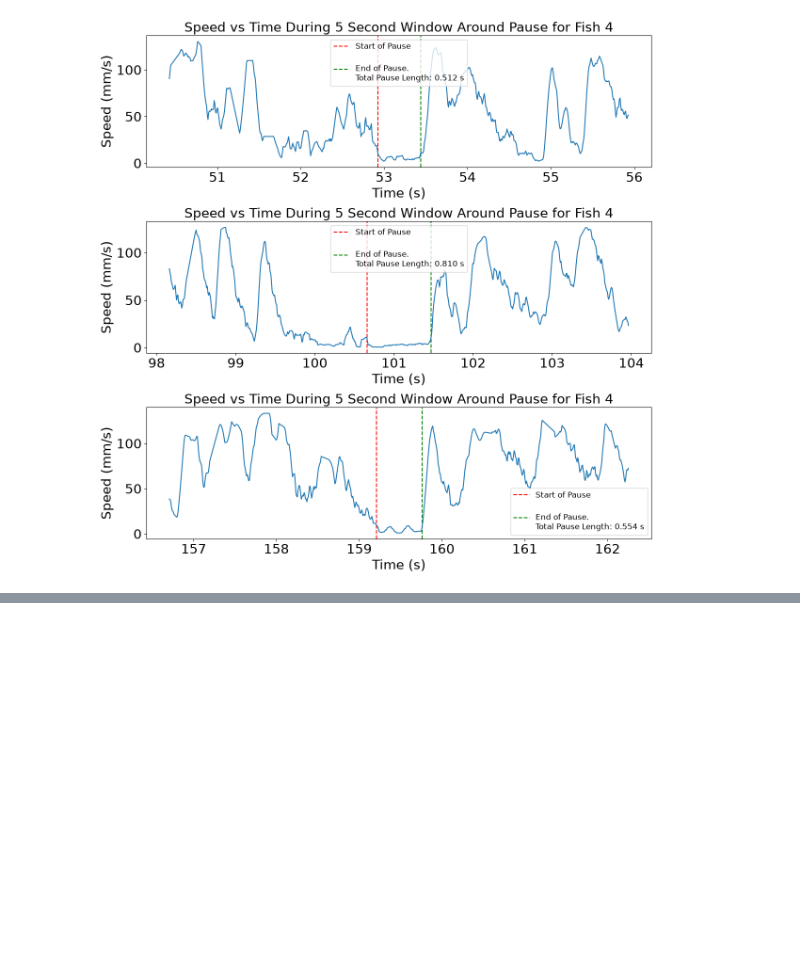
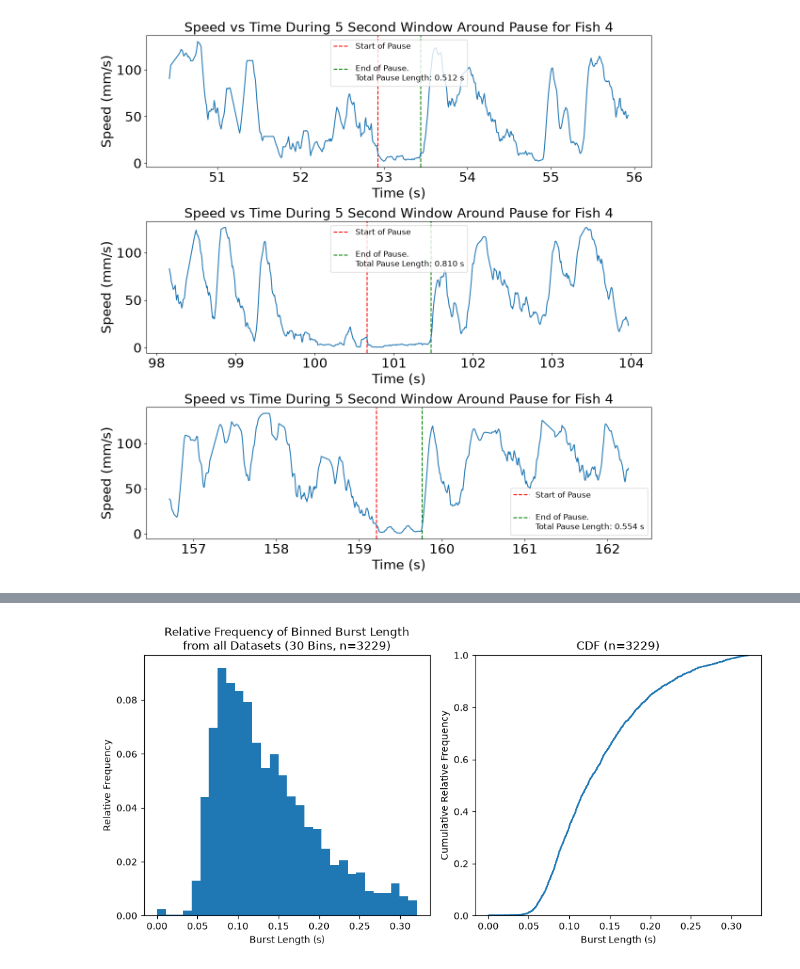
Before and after one commit to SamiSternson/Danionella-VR-Simulation-Code, a Jupyter notebook: real_school_analysis/schooling_helper_funcs_SE.ipynb, the cells around one changed output, grey strips where cells are left out. Saved outputs shown, nothing was run; the diff lists cells and outputs as text; code cells hidden in the pictures; blank space fills up the shorter version.

```diff
--- a/real_school_analysis/schooling_helper_funcs_SE.ipynb
+++ b/real_school_analysis/schooling_helper_funcs_SE.ipynb
@@ -1463,0 +1418,26 @@ weibull_min: params=(np.float64(1.6343338636505633), 0, np.float64(0.31315121203
+# %%
+
+def remove_outliers_iqr(data, k=1.5):
+    a = np.array(data)
+    q1 = np.nanpercentile(a, 25)
+    q3 = np.nanpercentile(a, 75)
+    iqr = q3 - q1
+    lower, upper = q1 - k * iqr, q3 + k * iqr
+    mask = (a >= lower) & (a <= upper)
+    return a[mask].tolist(), mask
+burst_lengths_filtered, mask = remove_outliers_iqr(burst_lengths, k=1.5)
+weights = np.ones(len(burst_lengths_filtered)) / len(burst_lengths_filtered)
+fig, ax=plt.subplots(1, 2, figsize=(10, 5))
+
+counts, bins, patches = ax[0].hist(burst_lengths_filtered, bins=30, weights=weights)
+ax[0].set_xlabel("Burst Length (s)")
+ax[0].set_ylabel("Relative Frequency")
+ax[0].set_title(f"Relative Frequency of Binned Burst Length\nfrom all Datasets (30 Bins, n={len(burst_lengths_filtered)})")
+ax[1].ecdf(burst_lengths_filtered)
+ax[1].set_xlabel("Burst Length (s)")
+ax[1].set_ylabel("Cumulative Relative Frequency")
+ax[1].set_title(f"CDF (n={len(burst_lengths_filtered)})")
+fig.tight_layout()
+plt.show()
+# %% [output]
+[figure, added]
```
Also changed, not shown: parts of 27 cells of this notebook, 2 other files.
